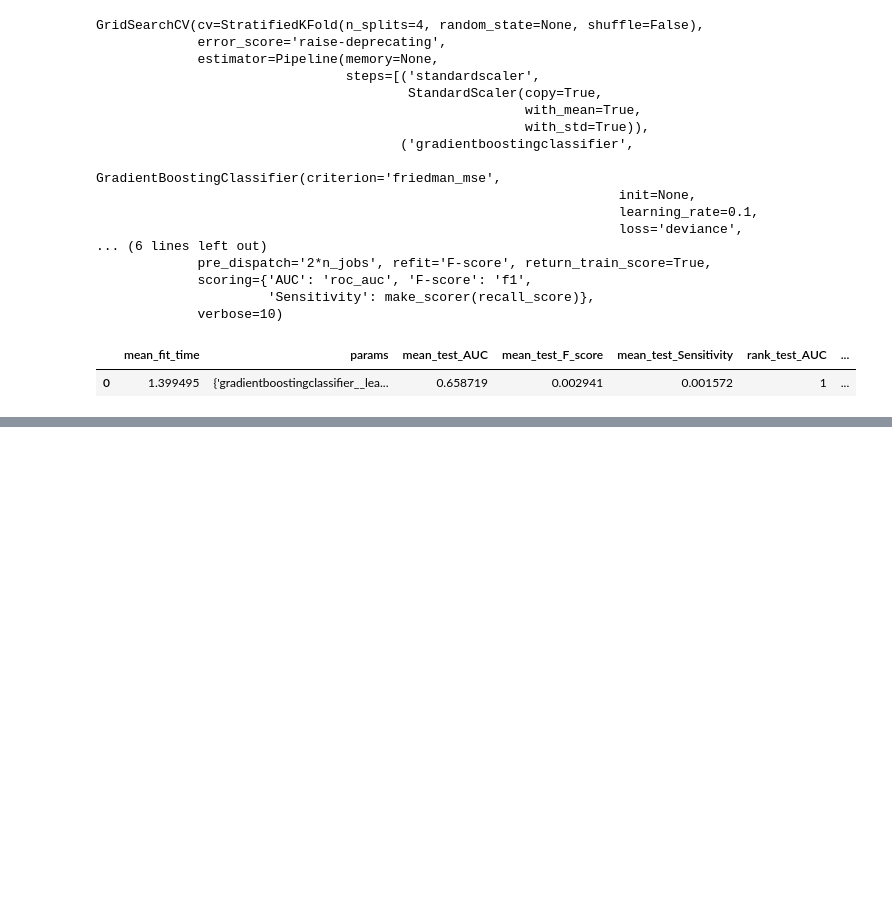
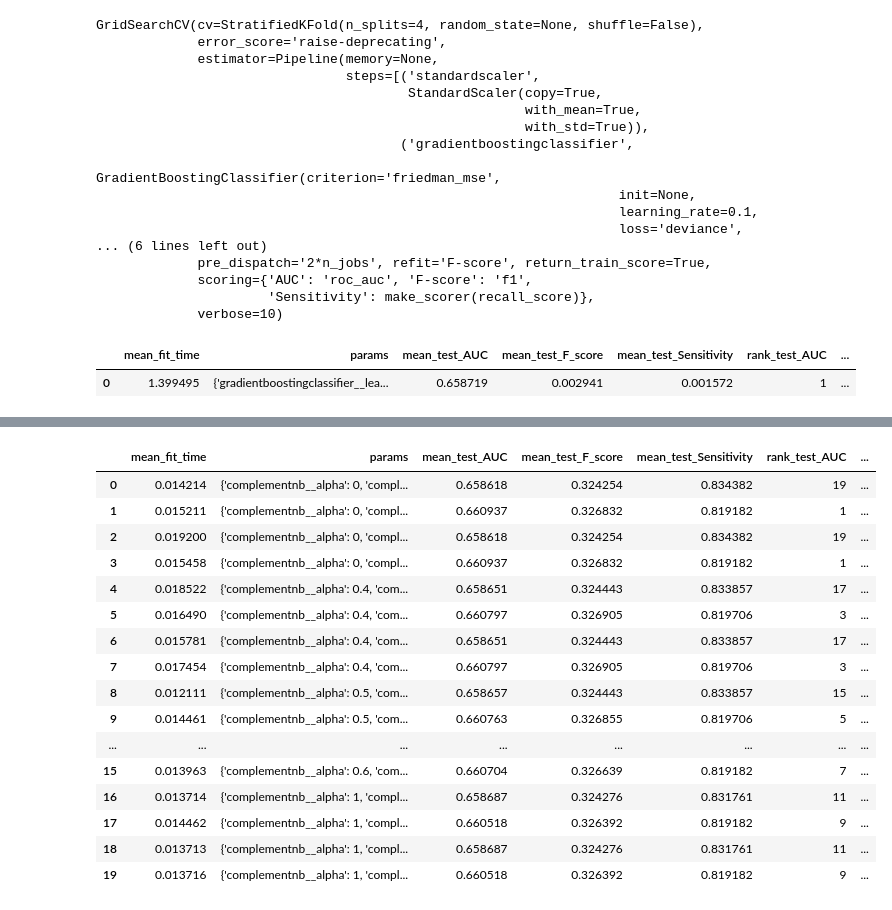
Before and after one commit to lkarol00/simulacion, a Jupyter notebook: Proyecto Semestre.ipynb, the cells around one changed output, grey strips where cells are left out. Saved outputs shown, nothing was run; the diff lists cells and outputs as text; code cells hidden in the pictures; blank space fills up the shorter version.

```diff
--- a/Proyecto Semestre.ipynb
+++ b/Proyecto Semestre.ipynb
@@ -1244,3 +1239,16 @@ table_gbt_new
 # %% [output]
 |  | mean_fit_time | params | mean_test_AUC | mean_test_F_score | mean_test_Sensitivity | rank_test_AUC | ... |
 | 0 | 1.399495 | {'gradientboostingclassifier__lea... | 0.658719 | 0.002941 | 0.001572 | 1 | ... |
+# %%
+from sklearn.naive_bayes import GaussianNB
+
+scoring = {'AUC': 'roc_auc', 'F-score': 'f1', 'Sensitivity': make_scorer(recall_score)}
+parameters = {
+    'gaussiannb__var_smoothing': [0.0000000001, 0.00000001, 0.000001, 0.0001, 0.1, 10, 100, 1000, 100000, 1000000, 100000000]
+}
+
+pp = make_pipeline(StandardScaler(), GaussianNB())
+
+gs1 = GridSearchCV(pp, parameters, cv=skf, scoring=scoring, refit='F-score', return_train_score=True, n_jobs=-1, verbose=10)
+gs1.fit(X_new, y_new)
+results1 = gs1.cv_results_
@@ -1246,0 +1300,16 @@ table_gbt_new
+# %%
+from sklearn.naive_bayes import ComplementNB
+from sklearn.preprocessing import MinMaxScaler
+
+scoring = {'AUC': 'roc_auc', 'F-score': 'f1', 'Sensitivity': make_scorer(recall_score)}
+parameters = {
+    'complementnb__alpha': [0, 0.4, 0.5, 0.6, 1],
+    'complementnb__fit_prior': (True, False),
+    'complementnb__norm': (True, False)
+}
+
+pp = make_pipeline(MinMaxScaler(), ComplementNB())
+
+gs = GridSearchCV(pp, parameters, cv=skf, scoring=scoring, refit='F-score', return_train_score=True, n_jobs=-1, verbose=10)
+gs.fit(X_new, y_new)
+results = gs.cv_results_
@@ -1246,0 +1327,4 @@ table_gbt_new
+# %%
+results_cnb = gs.cv_results_
+data = pandas.DataFrame(results_cnb)
+data
@@ -1246,0 +1350,21 @@ table_gbt_new
+# %%
+table_cnb = make_table(data)
+table_cnb
+# %% [output]
+|  | mean_fit_time | params | mean_test_AUC | mean_test_F_score | mean_test_Sensitivity | rank_test_AUC | ... |
+| 0 | 0.014214 | {'complementnb__alpha': 0, 'compl... | 0.658618 | 0.324254 | 0.834382 | 19 | ... |
+| 1 | 0.015211 | {'complementnb__alpha': 0, 'compl... | 0.660937 | 0.326832 | 0.819182 | 1 | ... |
+| 2 | 0.019200 | {'complementnb__alpha': 0, 'compl... | 0.658618 | 0.324254 | 0.834382 | 19 | ... |
+| 3 | 0.015458 | {'complementnb__alpha': 0, 'compl... | 0.660937 | 0.326832 | 0.819182 | 1 | ... |
+| 4 | 0.018522 | {'complementnb__alpha': 0.4, 'com... | 0.658651 | 0.324443 | 0.833857 | 17 | ... |
+| 5 | 0.016490 | {'complementnb__alpha': 0.4, 'com... | 0.660797 | 0.326905 | 0.819706 | 3 | ... |
+| 6 | 0.015781 | {'complementnb__alpha': 0.4, 'com... | 0.658651 | 0.324443 | 0.833857 | 17 | ... |
+| 7 | 0.017454 | {'complementnb__alpha': 0.4, 'com... | 0.660797 | 0.326905 | 0.819706 | 3 | ... |
+| 8 | 0.012111 | {'complementnb__alpha': 0.5, 'com... | 0.658657 | 0.324443 | 0.833857 | 15 | ... |
+| 9 | 0.014461 | {'complementnb__alpha': 0.5, 'com... | 0.660763 | 0.326855 | 0.819706 | 5 | ... |
+| ... | ... | ... | ... | ... | ... | ... | ... |
+| 15 | 0.013963 | {'complementnb__alpha': 0.6, 'com... | 0.660704 | 0.326639 | 0.819182 | 7 | ... |
+| 16 | 0.013714 | {'complementnb__alpha': 1, 'compl... | 0.658687 | 0.324276 | 0.831761 | 11 | ... |
+| 17 | 0.014462 | {'complementnb__alpha': 1, 'compl... | 0.660518 | 0.326392 | 0.819182 | 9 | ... |
+| 18 | 0.013713 | {'complementnb__alpha': 1, 'compl... | 0.658687 | 0.324276 | 0.831761 | 11 | ... |
+| 19 | 0.013716 | {'complementnb__alpha': 1, 'compl... | 0.660518 | 0.326392 | 0.819182 | 9 | ... |
```
Also changed, not shown: parts of 25 cells of this notebook.
